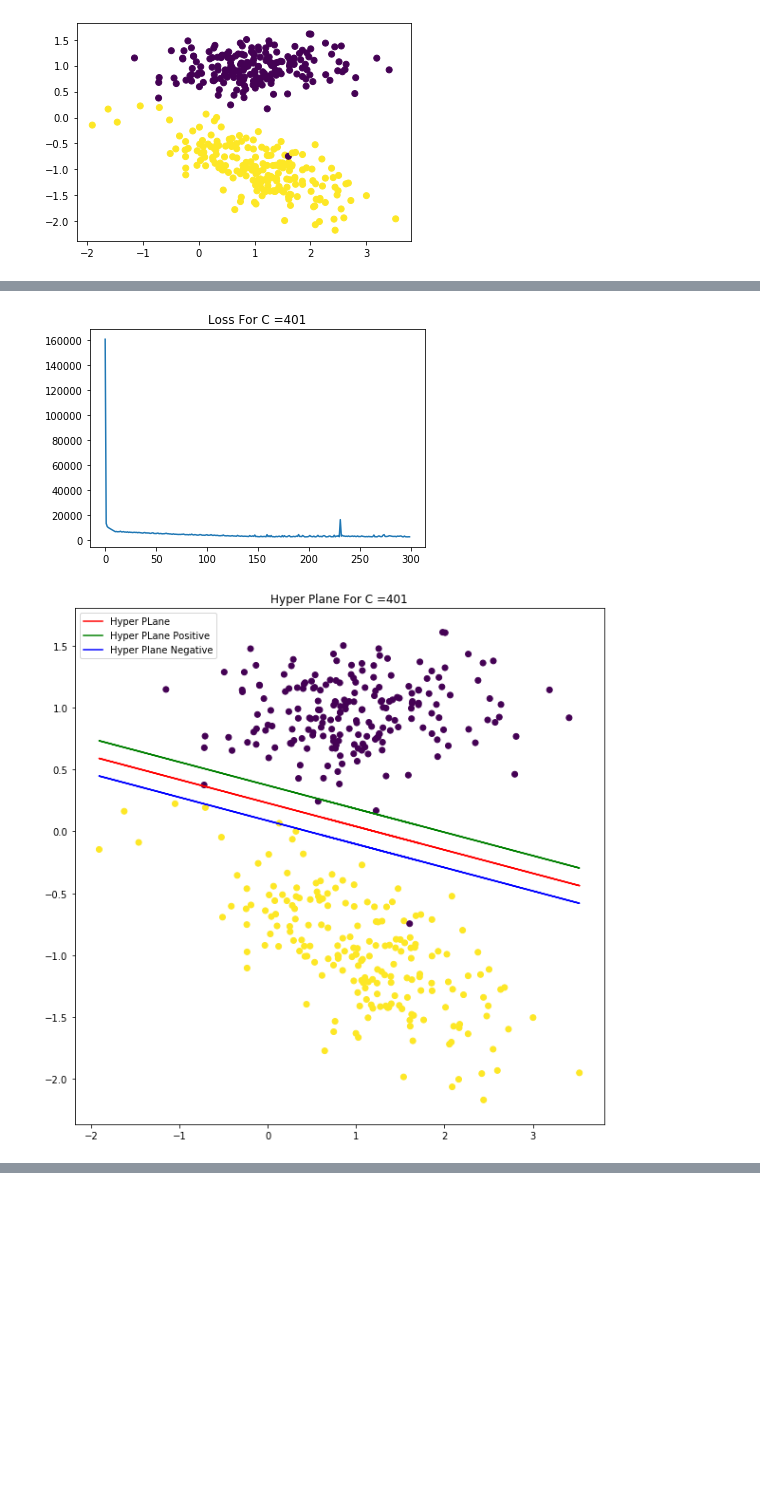
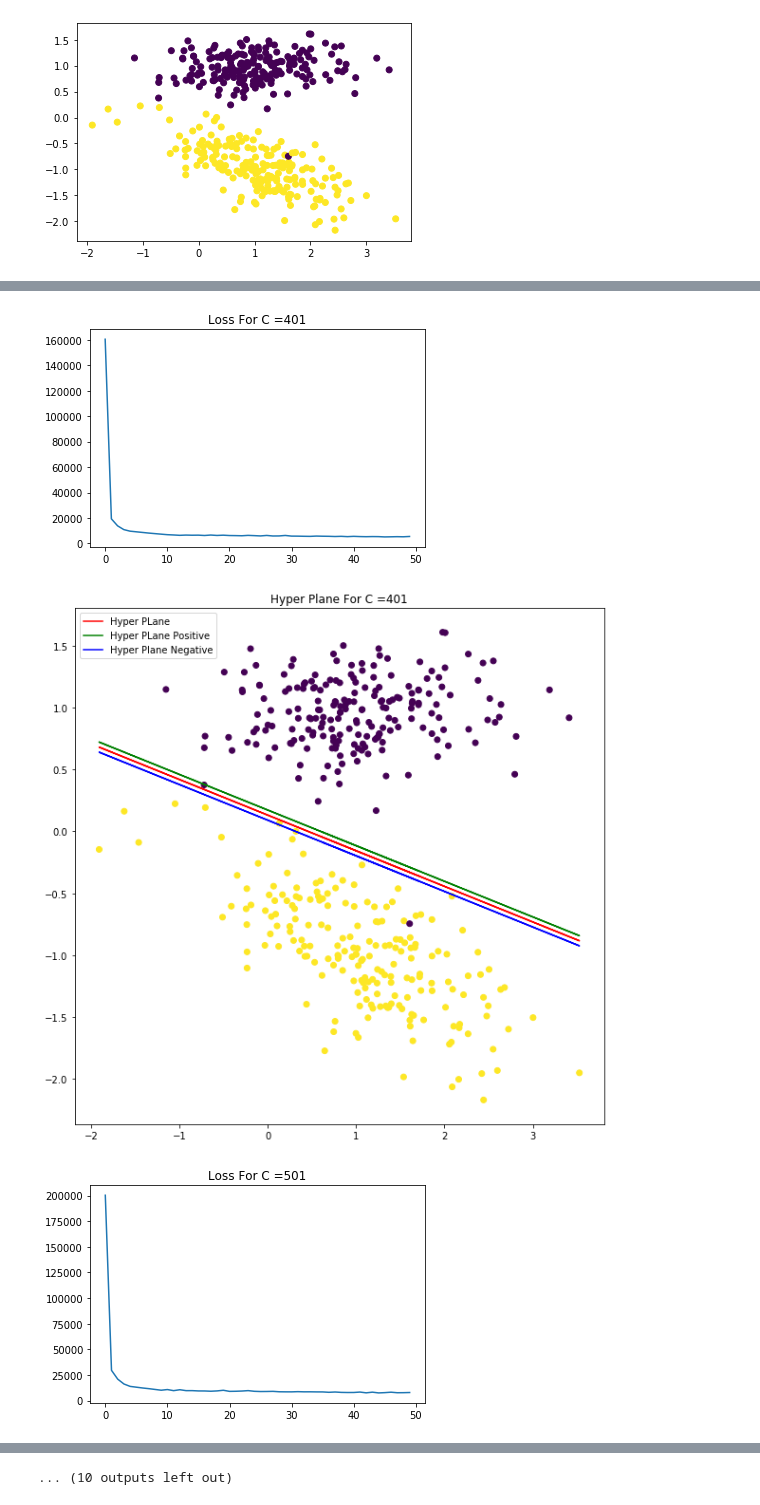
Before and after one commit to JayantGoel001/Support-Vector-Machine, a Jupyter notebook: Support Vector Machine.ipynb, the cells around one changed output, grey strips where cells are left out. Cells and saved outputs as stored; diff of their text form; code cells hidden in the pictures; blank space fills up the shorter version.

```diff
--- a/Support Vector Machine.ipynb
+++ b/Support Vector Machine.ipynb
@@ -60,7 +60,7 @@ class SVM:
 # %%
 for i in range(1,1002,100):
     model = SVM(C=i)
-    W,b,loss_list = model.fit(X,y)
+    W,b,loss_list = model.fit(X,y,maxIter=50)
 
     plt.plot(loss_list)
     plt.title("Loss For C ={}".format(i))
@@ -90,2 +90,3 @@ for i in range(1,1002,100):
-[figure, old version]
+[figure, new version]
-[figure, old version]
+[figure, new version]
+[figure, added]
@@ -91,0 +94 @@ for i in range(1,1002,100):
+... (10 outputs left out)
```
Also changed, not shown: parts of 1 cell of this notebook, 2 other files.
